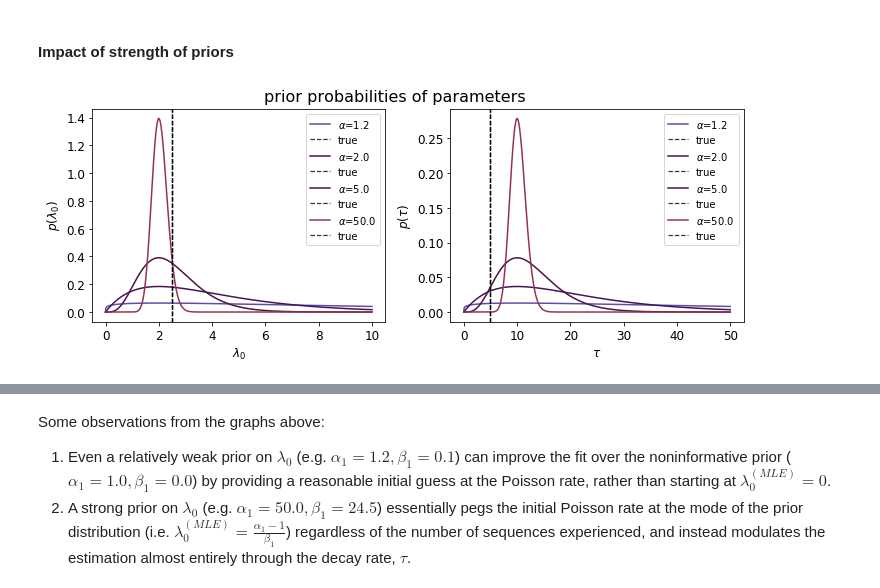
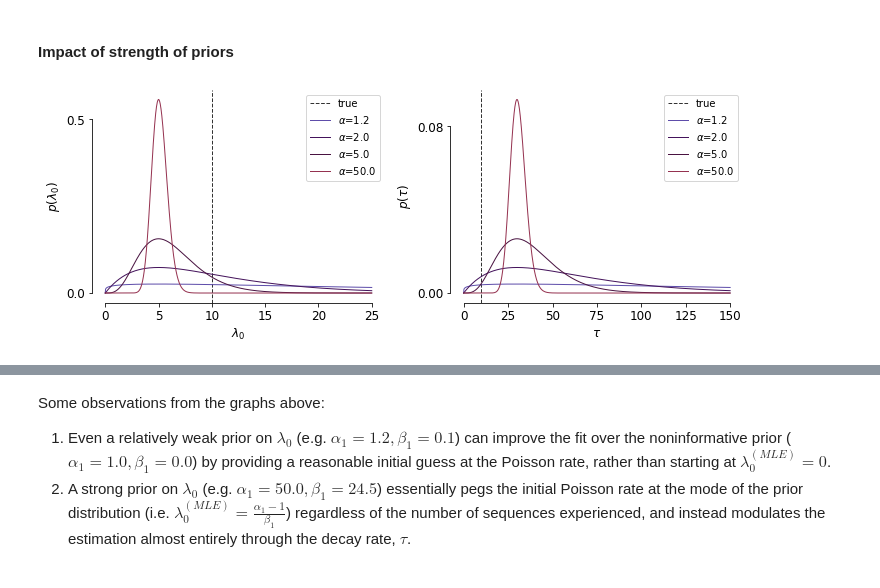
Before and after one commit to jbwebb8/foraging-analysis, a Jupyter notebook: notebooks/foraging_theory.ipynb, the cells around one changed output, grey strips where cells are left out. Saved outputs shown, nothing was run; the diff lists cells and outputs as text; code cells hidden in the pictures.

```diff
--- a/notebooks/foraging_theory.ipynb
+++ b/notebooks/foraging_theory.ipynb
@@ -1517,0 +1493,9 @@ Estimated time remaining: 0:00:00
+# %%
+# Load data.
+folder = '/home/james/Documents/Projects/foraging/code/foraging-analysis/data/theory/'
+filename = 'multisequence_fullmodel.p'
+with open(os.path.join(folder, filename), 'rb') as f:
+    d = pickle.load(f)
+    keys = ['p', 'lam_MLE', 'lam_range', 't_bin', 'lam_0', 'tau', 't_k']
+    p, lam_MLE, lam_range, t_bin, lam_0, tau, t_k = \
+        [d[key] for key in keys]
@@ -1945,6 +2055,6 @@ $
 # %%
 # Settings
-lam_0 = 10.0 # initial drip parameter
+lam_0 = 5.0 # initial drip parameter
 tau = 10.0 # rate of decay of lambda
 T = 30.0 # current time in patch
 bin_size = 0.5 # duration of time bins to estimate rate decay
@@ -2196,0 +2511,9 @@ plt.tight_layout()
+# %%
+# Load data.
+folder = '/home/james/Documents/Projects/foraging/code/foraging-analysis/data/theory/'
+filename = 'multisequence_hiddenmodel.p'
+with open(os.path.join(folder, filename), 'rb') as f:
+    d = pickle.load(f)
+    keys = ['p', 'lam_MLE', 'lam_range', 't_bin', 'lam_0', 'tau', 't_k']
+    p, lam_MLE, lam_range, t_bin, lam_0, tau, t_k = \
+        [d[key] for key in keys]
@@ -3200,45 +3927,68 @@ ax2.plot(t_bin[1:], tau_MLE, color='green', linestyle='--');
 # %%
 # Settings
 alphas = [1.0, 1.2, 2.0, 5.0, 50.0]
-plam0_max = 2.0 # mode of prior on lam0
-ptau_max  = 10.0 # mode of prior on tau
-T = np.random.normal(10.0, 2.0, 5)
-t_bin = np.linspace(0.0, 10.0, 100)
+plam0_max = 5.0 # mode of prior on lam0
+ptau_max  = 30.0 # mode of prior on tau
+M = 10 # number of patches to simulate
+T = np.random.normal(15.0, 3.0, M)
+t_bin = np.linspace(0.0, 20.0, 200)
 t_bin = np.insert(t_bin, 0, 0.0) # add t=0 to estimation
 
-# Plot prior distributions.
+# Create figure.
 fig, ax = plt.subplots(1, 2, figsize=(10, 4))
 cmap = plt.get_cmap('twilight')
 cmap = colors.LinearSegmentedColormap.from_list('twilight_rescaled',
                                                 cmap(np.linspace(0.2, 0.8, 100)))
+
+# Plot ground truths.
+ax[0].axvline(lam_0,
+              color='black',
+              alpha=0.8,
+              linestyle='--',
+              linewidth=1.0,
+              label='true')
+ax[1].axvline(tau,
+              color='black',
+              alpha=0.8,
+              linestyle='--',
+              linewidth=1.0,
+              label='true')
+
+# Plot prior distributions.
 for j, alpha in enumerate(alphas):
     if alpha > 1:
-        for i, (pmax, val) in enumerate(zip([plam0_max, ptau_max], [lam_0/L, tau])):
+        for i, pmax in enumerate([plam0_max, ptau_max]):
             beta = (alpha-1)/pmax
             x = np.linspace(0.0, 5*pmax, 1000)
             ax[i].plot(x,
                        stats.gamma(alpha, scale=1/beta).pdf(x),
                        color=cmap(j/len(alphas)),
+                       linewidth=1.0,
                        label=r'$\alpha$={:.1f}'.format(alpha))
-            ax[i].axvline(val,
-                          color='black',
-                          alpha=0.8,
-                          linestyle='--',
-                          linewidth=1.2,
-                          label='true')
 
-
-# Format axis
-for ax_ in ax:
-    ax_.legend(fontsize=10);
+# Format axes.
 ax[0].set_xlabel(r'$\lambda_0$', fontsize=12)
 ax[0].set_ylabel(r'$p(\lambda_0)$', fontsize=12)
 ax[1].set_xlabel(r'$\tau$', fontsize=12)
 ax[1].set_ylabel(r'$p(\tau)$', fontsize=12)
-fig.suptitle('prior probabilities of parameters', fontsize=16)
+#fig.suptitle('prior probabilities of parameters', fontsize=16)
 plt.tight_layout(rect=(0, 0, 1, 0.95));
+for ax_ in ax:
+    ax_.legend(fontsize=10)
+    xticks = ax_.get_xticks()
+    yticks = ax_.get_yticks()
+    ax_.set_yticks([0.0, yticks[yticks <= ax_.get_ylim()[1]][-1]])
+    ax_.spines['top'].set_visible(False)
+    ax_.spines['right'].set_visible(False)
+    ax_.spines['left'].set_bounds(0.0, ax_.get_yticks()[-1])
+    ax_.spines['bottom'].set_bounds(0.0, xticks[xticks <= ax_.get_xlim()[1]][-1])
+
+# Save figure.
+folder = '/home/james/Documents/Projects/foraging/figures/thesis/chapter03/'
+filename = 'Bayesian_priors_example.pdf'
+fig.savefig(os.path.join(folder, filename), fmt='pdf', dpi=600)
 # %% [output]
-[figure, old version]
+[figure, new version]
 # %%
 # Simulate processes
 lam_MLE = np.ones([len(T), len(alphas), len(alphas), len(t_bin)-1])*np.nan
```
Also changed, not shown: parts of 26 cells of this notebook.
